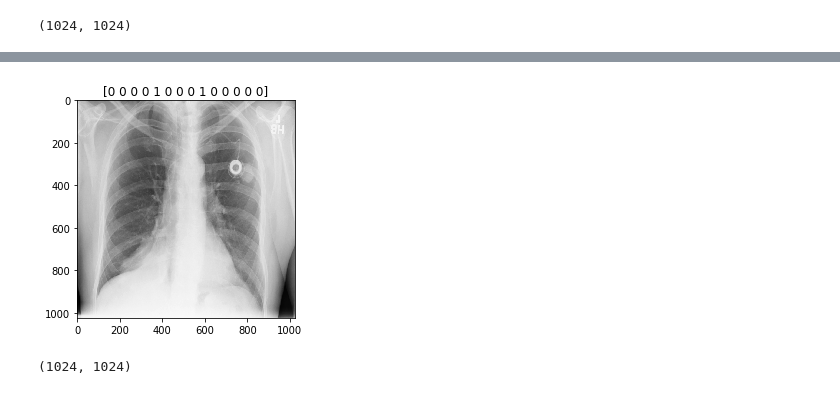
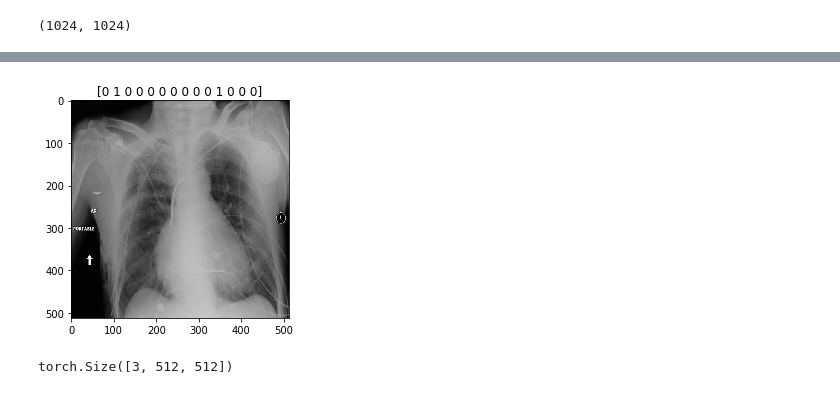
Before and after one commit to SyomaKiss/Two-level-classification, a Jupyter notebook: data_loader.ipynb, the cells around one changed output, grey strips where cells are left out. Cells and saved outputs as stored; diff of their text form; code cells hidden in the pictures.

```diff
--- a/data_loader.ipynb
+++ b/data_loader.ipynb
@@ -111,11 +127,46 @@ def show_example(example):
+# %%
+class Rescale(object):
+    """Rescale the image in a sample to a given size.
+
+    Args:
+        output_size (tuple or int): Desired output size. If tuple, output is
+            matched to output_size.
+    """
+
+    def __init__(self, output_size):
+        assert isinstance(output_size, (int, tuple))
+        self.output_size = output_size
+
+    def __call__(self, sample):
+        image, labels = sample['image'], sample['labels']
+        if isinstance(self.output_size, int):
+            new_h, new_w = self.output_size, self.output_size
+        else:
+            new_h, new_w = self.output_size
+
+        new_h, new_w = int(new_h), int(new_w)
+        image = transform.resize(image, (new_h, new_w, 3))
+        return {'image': image, 'labels': labels}
+
+class ToTensor(object):
+    """Convert ndarrays in sample to Tensors."""
+    def __call__(self, sample):
+        # swap color axis because
+        # numpy image: H x W x C
+        # torch image: C X H X W
+        return {'image': torch.from_numpy(sample['image'].transpose((2, 0, 1))),
+                'labels': torch.from_numpy(sample['labels'])}
+# %%
+scale = Rescale(512)
+show_example(scale(ds[1]))
+to_tensor = ToTensor()
+to_tensor(scale(ds[1]))['image'].size()
+# %% [output]
+[figure, added]
+torch.Size([3, 512, 512])
 # %%
-ds = ChestnetDataset('dataset/chestnet_labels_sample.csv', 'dataset/images/')
-show_example(ds[5])
+transformed_dataset = ChestnetDataset('../dataset/chestnet_labels_sample.csv', '../dataset/images/',
+                                           transform=transforms.Compose([
+                                               Rescale(512),
+                                               ToTensor()
+                                           ]))
-# %% [output]
-[figure, removed]
-# %%
-img = ds[1]['image']
-h,w = img.shape[:2]
-h, w
-# %% [output]
-(1024, 1024)
```
Also changed, not shown: parts of 12 cells of this notebook, 1 other file.
